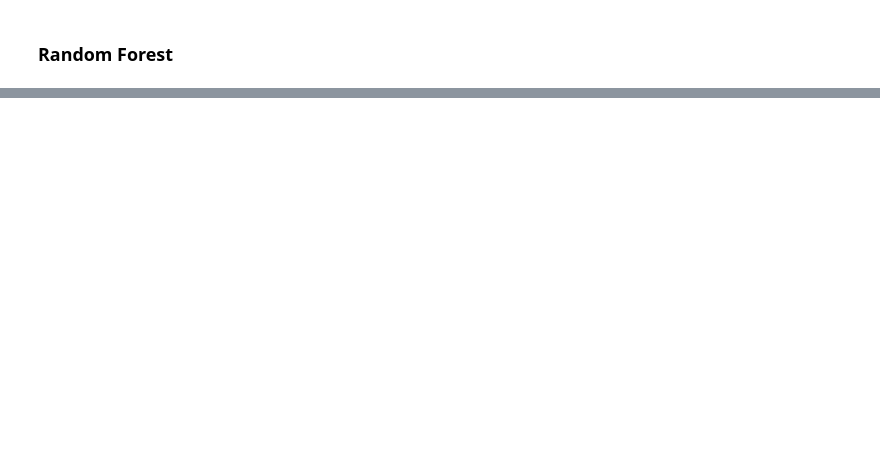
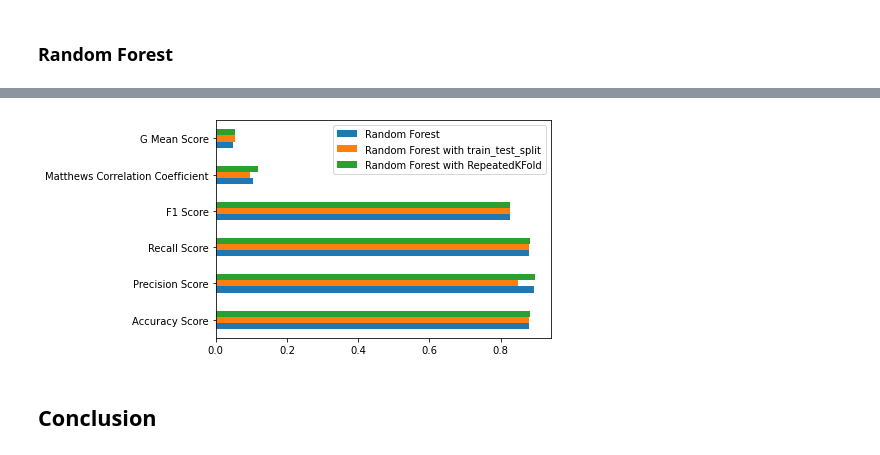
Before and after one commit to yayapa/SDAPraktikum, a Jupyter notebook: E4/Baseline.ipynb, the cells around one changed output, grey strips where cells are left out. Saved outputs shown, nothing was run; the diff lists cells and outputs as text; code cells hidden in the pictures; blank space fills up the shorter version.

```diff
--- a/E4/Baseline.ipynb
+++ b/E4/Baseline.ipynb
@@ -155,5 +301,5 @@ for random_state in random_states:
     rfc.fit(X_train, y_train)
     predictions_rfc = rfc.predict(X_test)
     stats.add(predictions_rfc, y_test)
-stats.show()
+re_rfc = stats.get_metrics(predictions_rfc, y_test, show=True)
 # %% [output]
@@ -165,0 +314,4 @@ G Mean Score ->  (0.06246950475544242, 0.07650920556760059)
+# %%
+rfc.fit(XX_train, yy_train)
+predictions_rfc_split = rfc.predict(X_test)
+re_rfc_split = stats.get_metrics(predictions_rfc_split, y_test, show=True)
@@ -165,0 +327,7 @@ G Mean Score ->  (0.06246950475544242, 0.07650920556760059)
+# %%
+for train, test in rkf.split(X_train):
+    Xx_train, Xx_test = X_train[train], X_train[test]
+    Yy_train, Yy_test = y_train[train], y_train[test]
+    rfc_kf = rfc.fit(Xx_train, Yy_train)
+predictions_rfc_kf = rfc_kf.predict(X_test)
+re_rfc_kf  = stats.get_metrics(predictions_rfc_kf, y_test, show=True)
@@ -165,0 +417,10 @@ G Mean Score ->  (0.06246950475544242, 0.07650920556760059)
+# %%
+re5 = pd.DataFrame(re_rfc, columns=['Random Forest'],
+                   index=['Accuracy Score', 'Precision Score', 'Recall Score', 'F1 Score', 'Matthews Correlation Coefficient', 'G Mean Score'])
+re5['Random Forest with train_test_split'] = pd.DataFrame(re_rfc_split,
+                                                         index=['Accuracy Score', 'Precision Score', 'Recall Score', 'F1 Score',
+                                                                'Matthews Correlation Coefficient', 'G Mean Score'])
+re5['Random Forest with RepeatedKFold'] = pd.DataFrame(re_rfc_kf,
+                                                     index=['Accuracy Score', 'Precision Score', 'Recall Score', 'F1 Score',
+                                                                'Matthews Correlation Coefficient', 'G Mean Score'])
+re5
@@ -165,0 +465,8 @@ G Mean Score ->  (0.06246950475544242, 0.07650920556760059)
+# %%
+ax=re5.plot(kind='barh')
+fig = ax.get_figure()
+fig.savefig('Random Forest', bbox_inches='tight')
+# %% [output]
+[figure, added]
+# %% [markdown]
+## Conclusion
```
Also changed, not shown: parts of 36 cells of this notebook.
